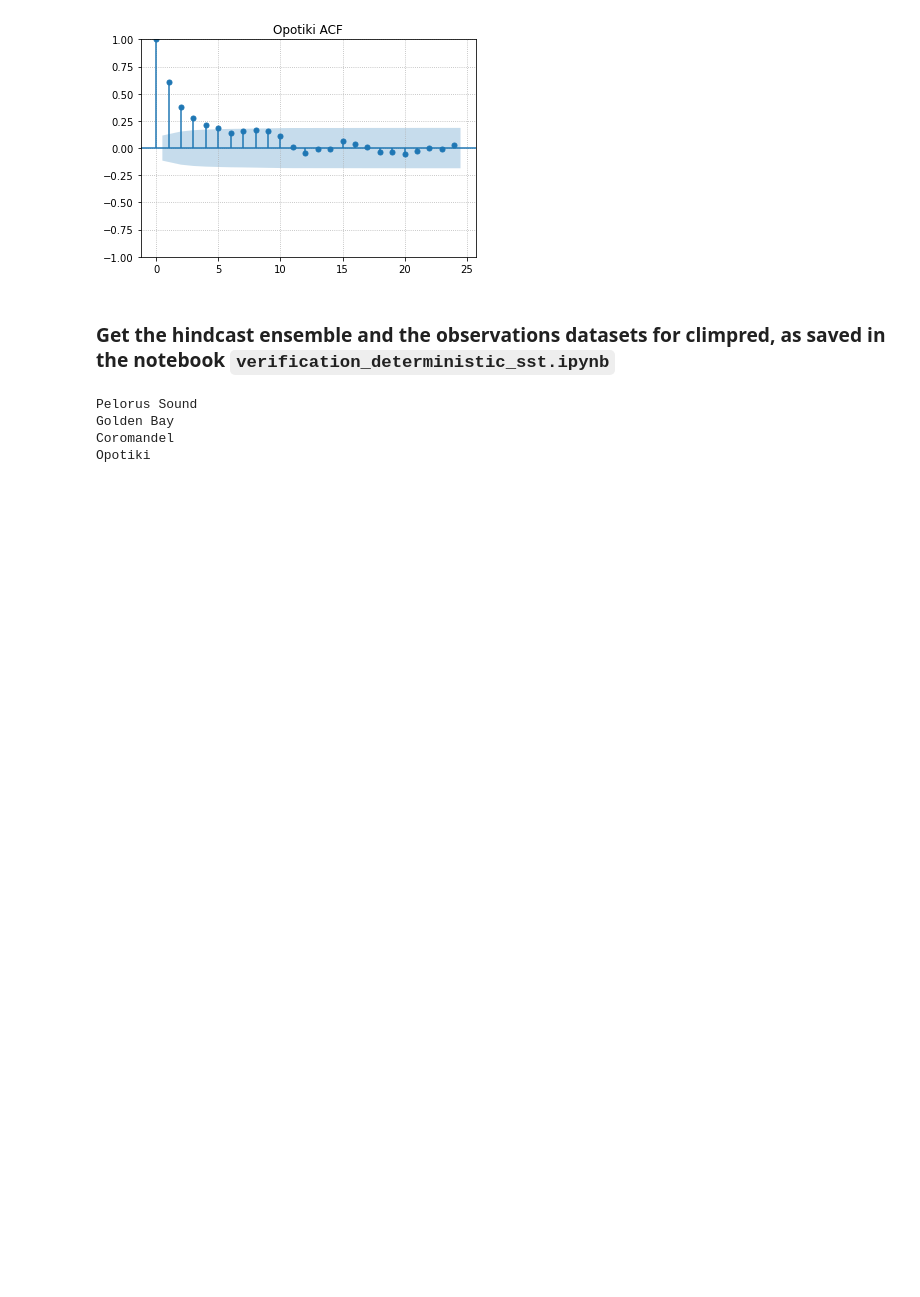
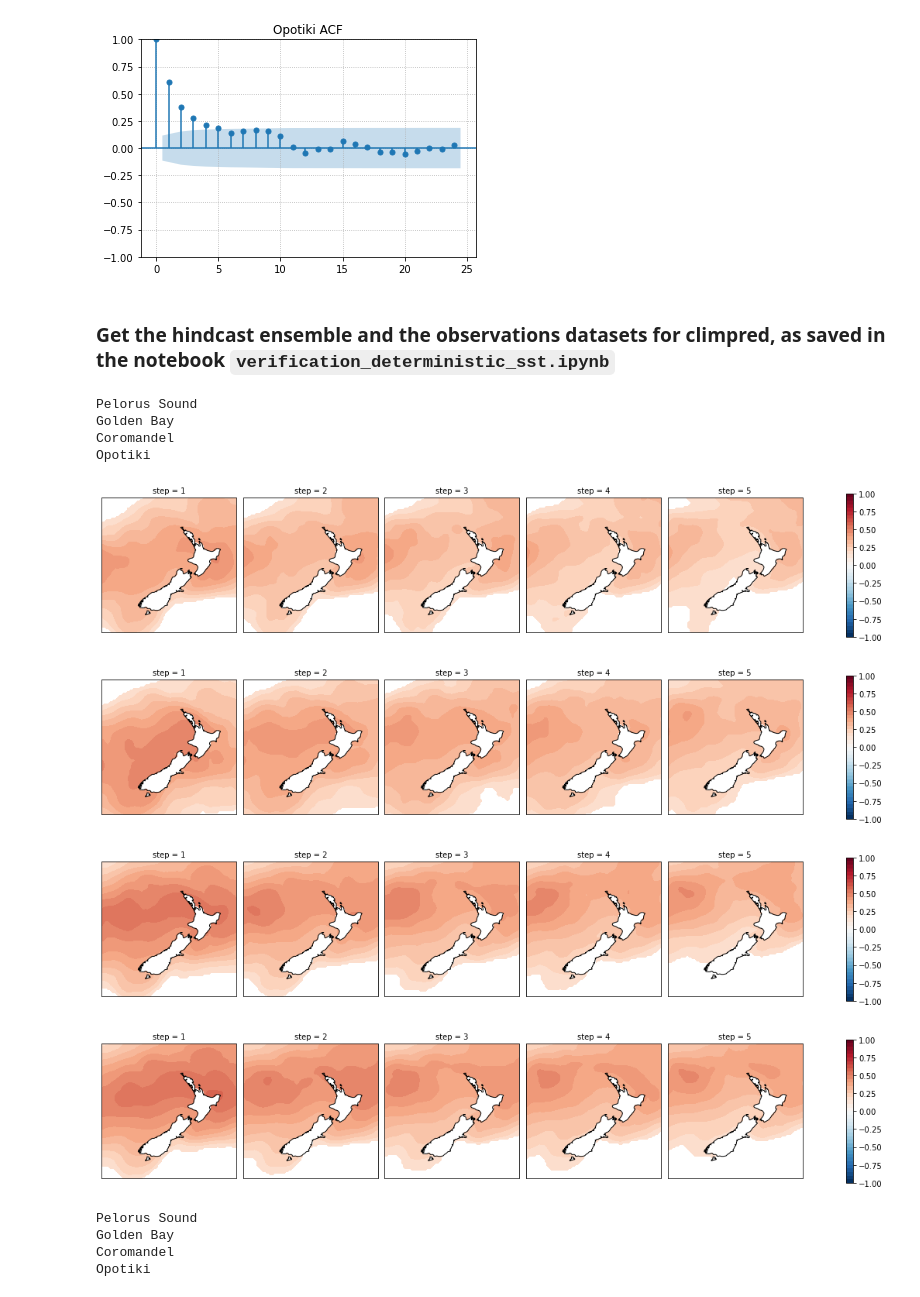
Before and after one commit to nicolasfauchereau/SST_forecasting, a Jupyter notebook: notebooks/SST_obs_correlations.ipynb, the cells around one changed output. Cells and saved outputs as stored; diff of their text form; code cells hidden in the pictures; blank space fills up the shorter version.

```diff
--- a/notebooks/SST_obs_correlations.ipynb
+++ b/notebooks/SST_obs_correlations.ipynb
@@ -865,7 +867,6 @@ hindcast_observations = xr.open_dataset(
 locations_R_step = []
 
 for step in MME.step.data:
-
     MMEs = MME.sel(step=step)
 
     MMEs = MMEs.shift(time=step)
@@ -881,11 +882,15 @@ for step in MME.step.data:
             MMEs.sel(time=t)["sst"],
             dim="time",
         )
+
+        P = xs.pearson_r_p_value
+
         R = R.expand_dims({"location": [v]})
+
         locations_R.append(R)
 
     locations_R = xr.concat(locations_R, dim="location")
 
-    locations_R.expand_dims({'step':[step]})
+    locations_R.expand_dims({"step": [step]})
 
     locations_R_step.append(locations_R)
@@ -894,5 +948,34 @@ locations_R_step = xr.concat(locations_R_step, dim='step')
 # %%
 locations_R_step = locations_R_step * mask_obs
+# %%
+locations_P_step = xr.concat(locations_P_step, dim="step")
+# %%
+locations_P_step = locations_P_step * mask_obs
+# %%
+ess = locations_R_step.where(locations_P_step <= 0.01)
+# %%
+for location in point_locations.index:
+    print(location)
+    fg = ess.sel(location=location).plot.contourf(
+        levels=np.arange(-1, 1.05, 0.05),
+        col="step",
+        cmap="RdBu_r",
+        transform=ccrs.PlateCarree(),
+    subplot_kws={"projection": ccrs.PlateCarree(central_longitude=180)},
+    )
+
+    for ax in fg.axs.flat:
+
+        ax.coastlines()
+# %% [output]
+Pelorus Sound
+Golden Bay
+Coromandel
+Opotiki
+[figure, added]
+[figure, added]
+[figure, added]
+[figure, added]
 # %%
 for location in point_locations.index:
     print(location)
```
Also changed, not shown: parts of 11 cells of this notebook.
